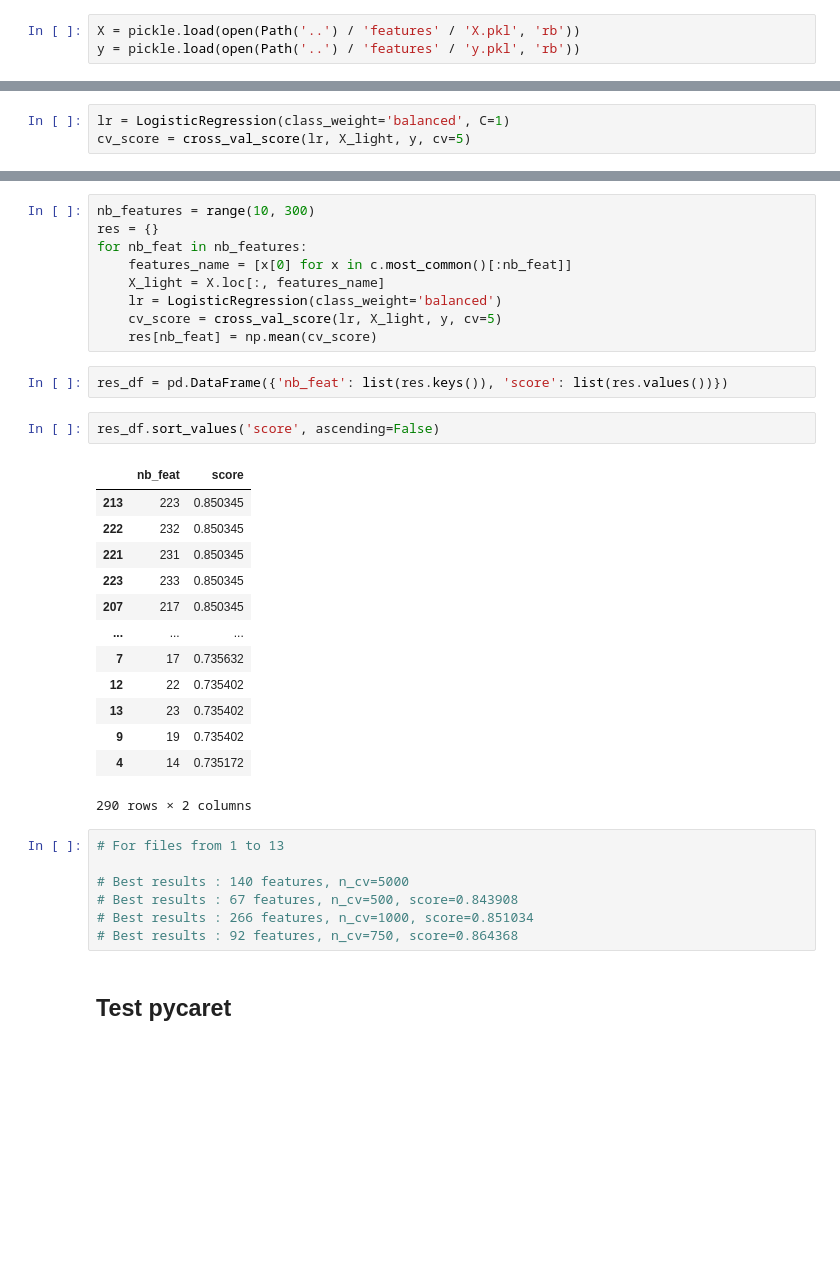
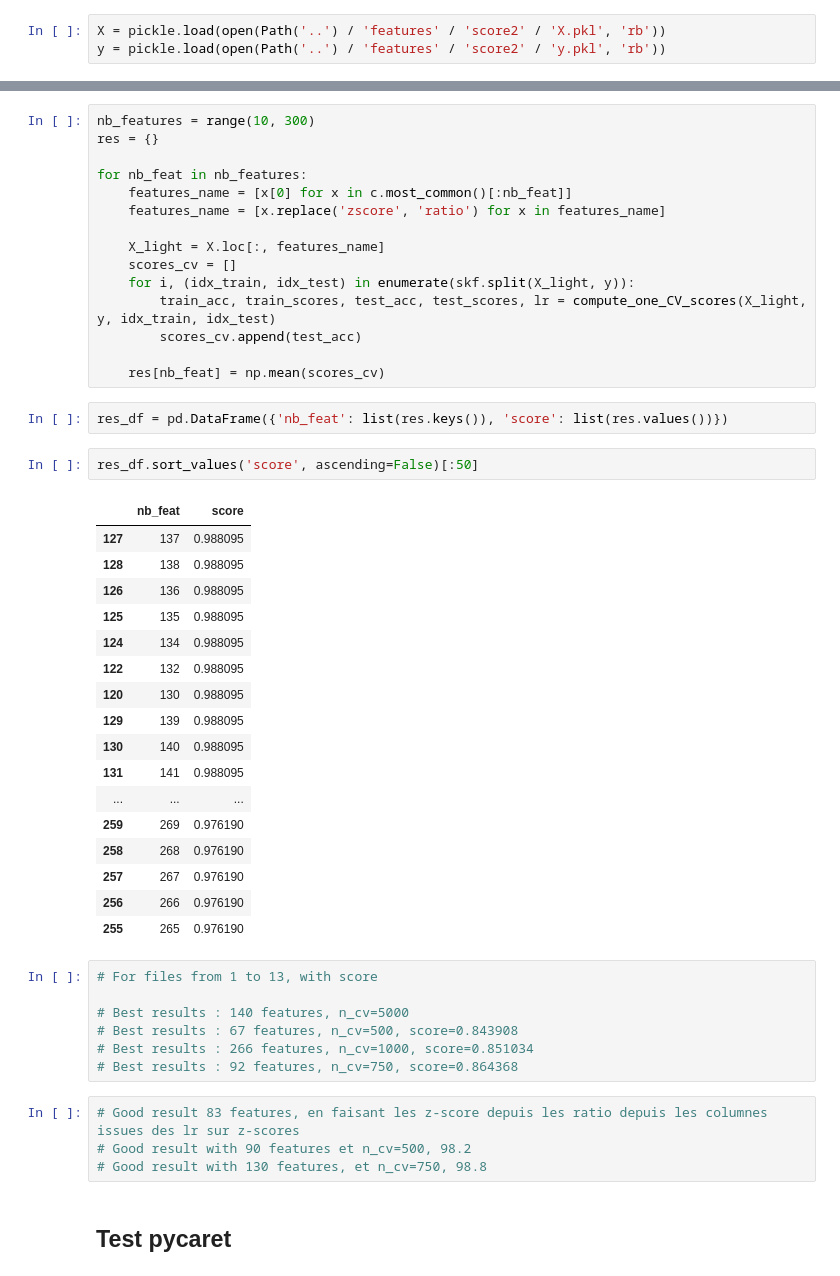
Before and after one commit to lhericourt/adn_circulant, a Jupyter notebook: notebooks/analyse_cv_results.ipynb, the cells around one changed output, grey strips where cells are left out. Drawn from its saved outputs; the diff is of its cells as text; blank space fills up the shorter version.

Commit message:
add notebook with zscore

```diff
--- a/notebooks/analyse_cv_results.ipynb
+++ b/notebooks/analyse_cv_results.ipynb
@@ -80,5 +104,5 @@ features_name = [x[0] for x in c.most_common()[:nb_features]]
 from sklearn.linear_model import LogisticRegression
 from sklearn.model_selection import cross_val_score
 # %%
-X = pickle.load(open(Path('..') / 'features' / 'X.pkl', 'rb'))
-y = pickle.load(open(Path('..') / 'features' / 'y.pkl', 'rb'))
+X = pickle.load(open(Path('..') / 'features' / 'score2' / 'X.pkl', 'rb'))
+y = pickle.load(open(Path('..') / 'features' / 'score2' / 'y.pkl', 'rb'))
@@ -96,3 +126,0 @@ print(len([x for x in y if x ==0]))
-# %%
-lr = LogisticRegression(class_weight='balanced', C=1)
-cv_score = cross_val_score(lr, X_light, y, cv=5)
@@ -200,39 +241,53 @@ len(new_features_set)
 # %% [markdown]
 # Find best number of features
-# %%
-nb_features = range(10, 300)
-res = {}
-for nb_feat in nb_features:
-    features_name = [x[0] for x in c.most_common()[:nb_feat]]
-    X_light = X.loc[:, features_name]
-    lr = LogisticRegression(class_weight='balanced')
-    cv_score = cross_val_score(lr, X_light, y, cv=5)
-    res[nb_feat] = np.mean(cv_score)
+# %%
+nb_features = range(10, 300)
+res = {}
+
+for nb_feat in nb_features:
+    features_name = [x[0] for x in c.most_common()[:nb_feat]]
+    features_name = [x.replace('zscore', 'ratio') for x in features_name]
+
+    X_light = X.loc[:, features_name]
+    scores_cv = []
+    for i, (idx_train, idx_test) in enumerate(skf.split(X_light, y)):
+        train_acc, train_scores, test_acc, test_scores, lr = compute_one_CV_scores(X_light, y, idx_train, idx_test)
+        scores_cv.append(test_acc)
+
+    res[nb_feat] = np.mean(scores_cv)
 # %%
 res_df = pd.DataFrame({'nb_feat': list(res.keys()), 'score': list(res.values())})
 # %%
-res_df.sort_values('score', ascending=False)
+res_df.sort_values('score', ascending=False)[:50]
 # %% [output]
 |  | nb_feat | score |
-| 213 | 223 | 0.850345 |
-| 222 | 232 | 0.850345 |
-| 221 | 231 | 0.850345 |
-| 223 | 233 | 0.850345 |
-| 207 | 217 | 0.850345 |
+| 127 | 137 | 0.988095 |
+| 128 | 138 | 0.988095 |
+| 126 | 136 | 0.988095 |
+| 125 | 135 | 0.988095 |
+| 124 | 134 | 0.988095 |
+| 122 | 132 | 0.988095 |
+| 120 | 130 | 0.988095 |
+| 129 | 139 | 0.988095 |
+| 130 | 140 | 0.988095 |
+| 131 | 141 | 0.988095 |
 | ... | ... | ... |
-| 7 | 17 | 0.735632 |
-| 12 | 22 | 0.735402 |
-| 13 | 23 | 0.735402 |
-| 9 | 19 | 0.735402 |
-| 4 | 14 | 0.735172 |
+| 259 | 269 | 0.976190 |
+| 258 | 268 | 0.976190 |
+| 257 | 267 | 0.976190 |
+| 256 | 266 | 0.976190 |
+| 255 | 265 | 0.976190 |
-290 rows × 2 columns
 # %%
-# For files from 1 to 13
+# For files from 1 to 13, with score
 
 # Best results : 140 features, n_cv=5000
 # Best results : 67 features, n_cv=500, score=0.843908
 # Best results : 266 features, n_cv=1000, score=0.851034
 # Best results : 92 features, n_cv=750, score=0.864368
+# %%
+# Good result 83 features, en faisant les z-score depuis les ratio depuis les columnes issues des lr sur z-scores
+# Good result with 90 features et n_cv=500, 98.2
+# Good result with 130 features, et n_cv=750, 98.8
 # %% [markdown]
 ## Test pycaret
 # %%
```
Also changed, not shown: parts of 27 cells of this notebook, 1 other file.
